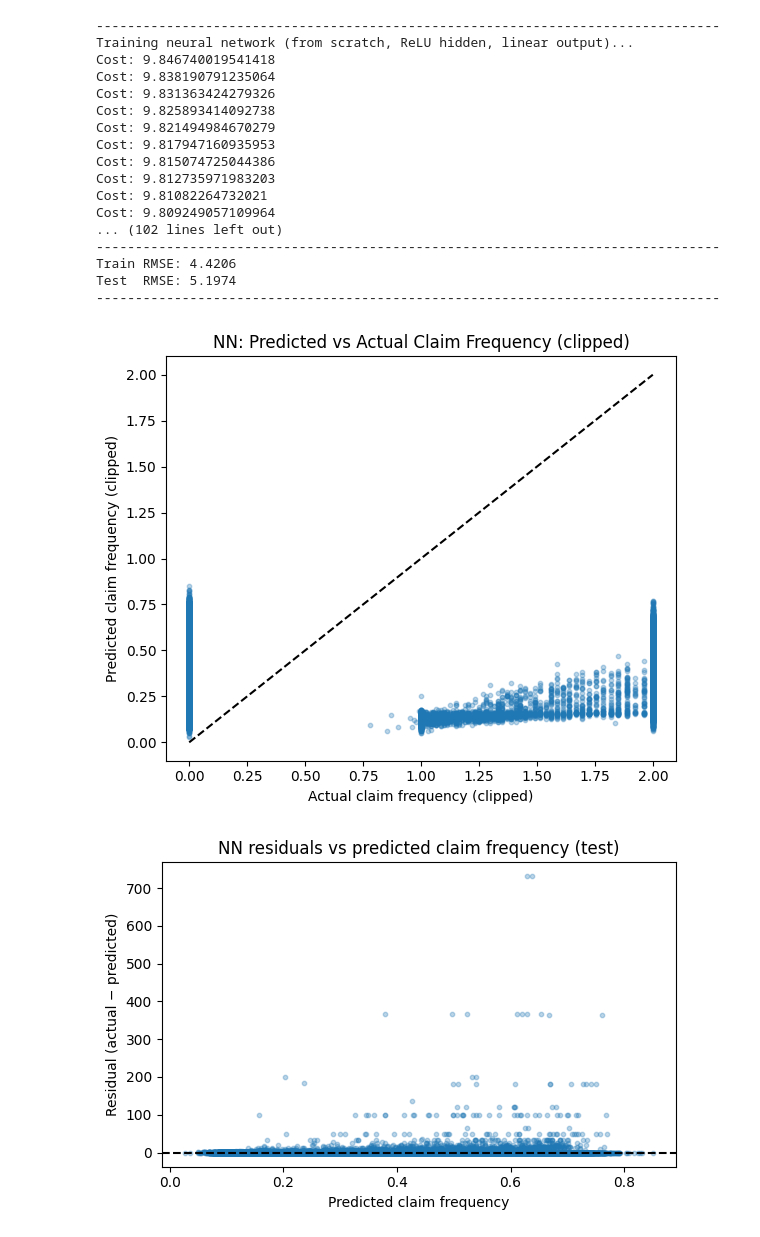
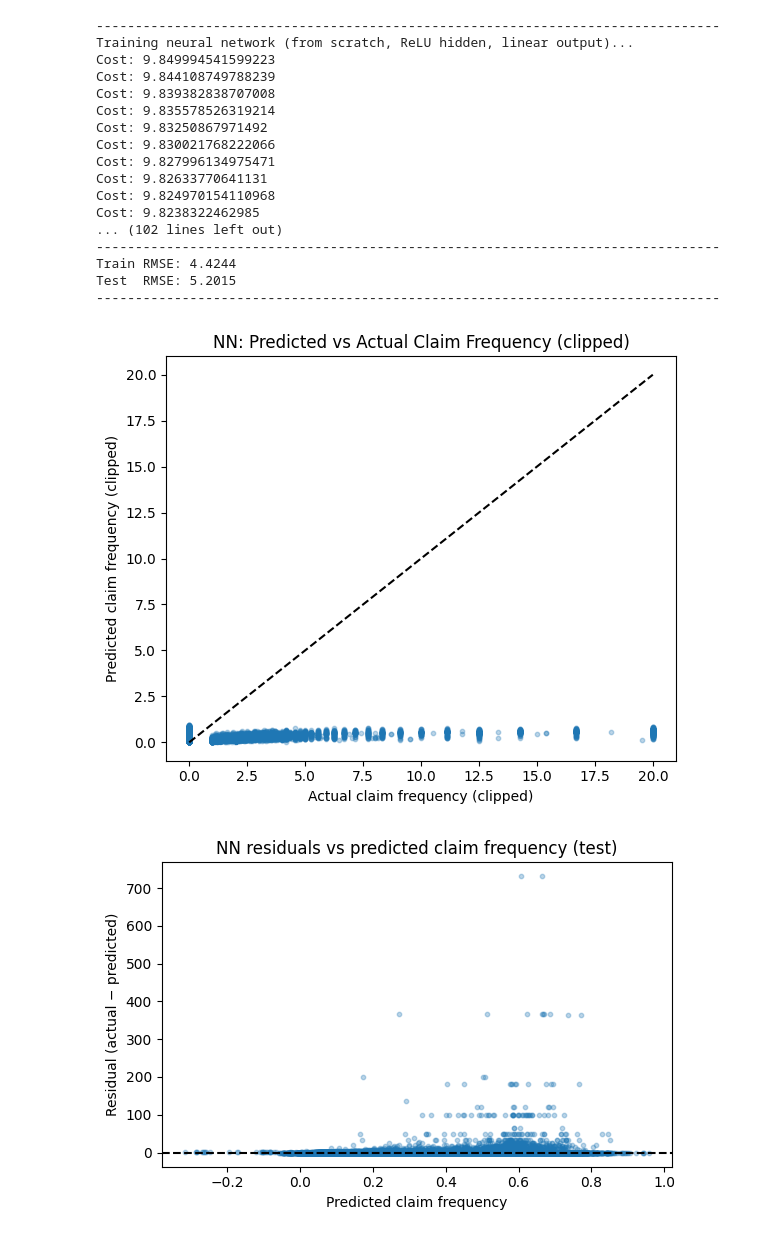
Before and after one commit to MrStrelan/Car_Insurance, a Jupyter notebook: feedforward_NN.ipynb, the cells around one changed output. Saved outputs shown, nothing was run; the diff lists cells and outputs as text; code cells hidden in the pictures.

```diff
--- a/feedforward_NN.ipynb
+++ b/feedforward_NN.ipynb
@@ -15,8 +15,8 @@ def load_insurance_data():
     Returns features (as column-major: features x samples) and labels (1 x samples).
     """
     data_dir = Path("data")
-    train_path = data_dir / "claims_train.csv"
-    test_path = data_dir / "claims_test.csv"
+    train_path = data_dir / "claims_train_clean.csv"
+    test_path = data_dir / "claims_test_clean.csv"
 
     train_df = pd.read_csv(train_path)
     test_df = pd.read_csv(test_path)
@@ -274,20 +274,20 @@ if __name__ == "__main__":
 # %% [output]
 --------------------------------------------------------------------------------
 Training neural network (from scratch, ReLU hidden, linear output)...
-Cost: 9.846740019541418
-Cost: 9.838190791235064
-Cost: 9.831363424279326
-Cost: 9.825893414092738
-Cost: 9.821494984670279
-Cost: 9.817947160935953
-Cost: 9.815074725044386
-Cost: 9.812735971983203
-Cost: 9.81082264732021
-Cost: 9.809249057109964
+Cost: 9.849994541599223
+Cost: 9.844108749788239
+Cost: 9.839382838707008
+Cost: 9.835578526319214
+Cost: 9.83250867971492
+Cost: 9.830021768222066
+Cost: 9.827996134975471
+Cost: 9.82633770641131
+Cost: 9.824970154110968
+Cost: 9.8238322462985
 ... (102 lines left out)
 --------------------------------------------------------------------------------
-Train RMSE: 4.4206
-Test  RMSE: 5.1974
+Train RMSE: 4.4244
+Test  RMSE: 5.2015
 --------------------------------------------------------------------------------
 # %%
 # Visualisation and evaluation for the scratch Feedforward NN
@@ -308,7 +308,7 @@ yhat_test  = test_preds.flatten()
 
 # Predicted vs Actual (TEST)
 # Clip extreme frequencies for visualization only
-clip_max = 2.0
+clip_max = 20
 
 y_true_clip = np.clip(labels_test.flatten(), 0, clip_max)
 y_pred_clip = np.clip(test_preds.flatten(), 0, clip_max)
@@ -331,32 +331,32 @@ plt.axhline(0, linestyle="--", color="black")
 plt.xlabel("Predicted claim frequency")
 plt.ylabel("Residual (actual − predicted)")
 plt.title("NN residuals vs predicted claim frequency (test)")
 plt.tight_layout()
 plt.show()
 
 # Calibration plot
 q = 10
 bins = np.quantile(test_preds.flatten(), np.linspace(0, 1, q + 1))
 bin_id = np.digitize(test_preds.flatten(), bins[1:-1], right=True)
 
 avg_pred, avg_true = [], []
 
 for b in range(q):
     mask = bin_id == b
     if mask.sum() == 0:
         continue
     avg_pred.append(test_preds.flatten()[mask].mean())
     avg_true.append(labels_test.flatten()[mask].mean())
 
 plt.figure(figsize=(6, 4))
 plt.plot(avg_pred, avg_true, marker="o")
 plt.plot([min(avg_pred), max(avg_pred)],
          [min(avg_pred), max(avg_pred)], "--", color="black")
 plt.xlabel("Mean predicted claim frequency (bin)")
 plt.ylabel("Mean actual claim frequency (bin)")
 plt.title("NN calibration plot (test)")
 plt.tight_layout()
 plt.show()
 # %% [output]
-[figure, old version]
+[figure, new version]
-[figure, old version]
+[figure, new version]
```
Also changed, not shown: parts of 2 cells of this notebook.
